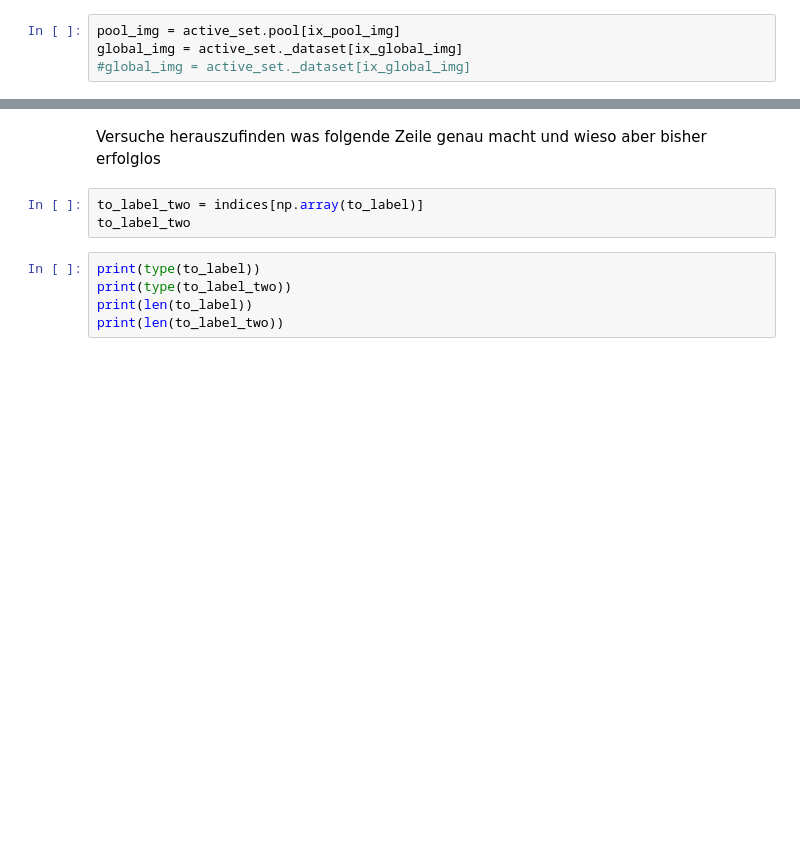
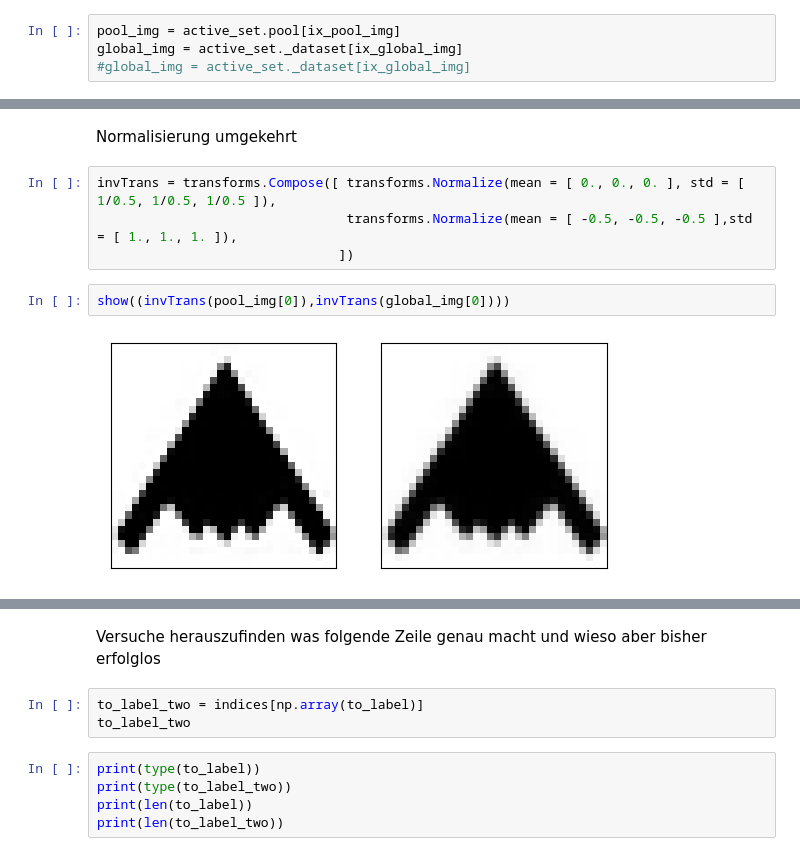
Before and after one commit to k4zuy/Rep-Baal-Progress, a Jupyter notebook: Augmented/baal_testground.ipynb, the cells around one changed output, grey strips where cells are left out. Cells and saved outputs as stored; diff of their text form; blank space fills up the shorter version.

```diff
--- a/Augmented/baal_testground.ipynb
+++ b/Augmented/baal_testground.ipynb
@@ -229,0 +247,10 @@ print(global_img)
+# %% [markdown]
+Normalisierung umgekehrt
+# %%
+invTrans = transforms.Compose([ transforms.Normalize(mean = [ 0., 0., 0. ], std = [ 1/0.5, 1/0.5, 1/0.5 ]),
+                                transforms.Normalize(mean = [ -0.5, -0.5, -0.5 ],std = [ 1., 1., 1. ]),
+                               ])
+# %%
+show((invTrans(pool_img[0]),invTrans(global_img[0])))
+# %% [output]
+[figure, added]
```
Also changed, not shown: parts of 16 cells of this notebook.
